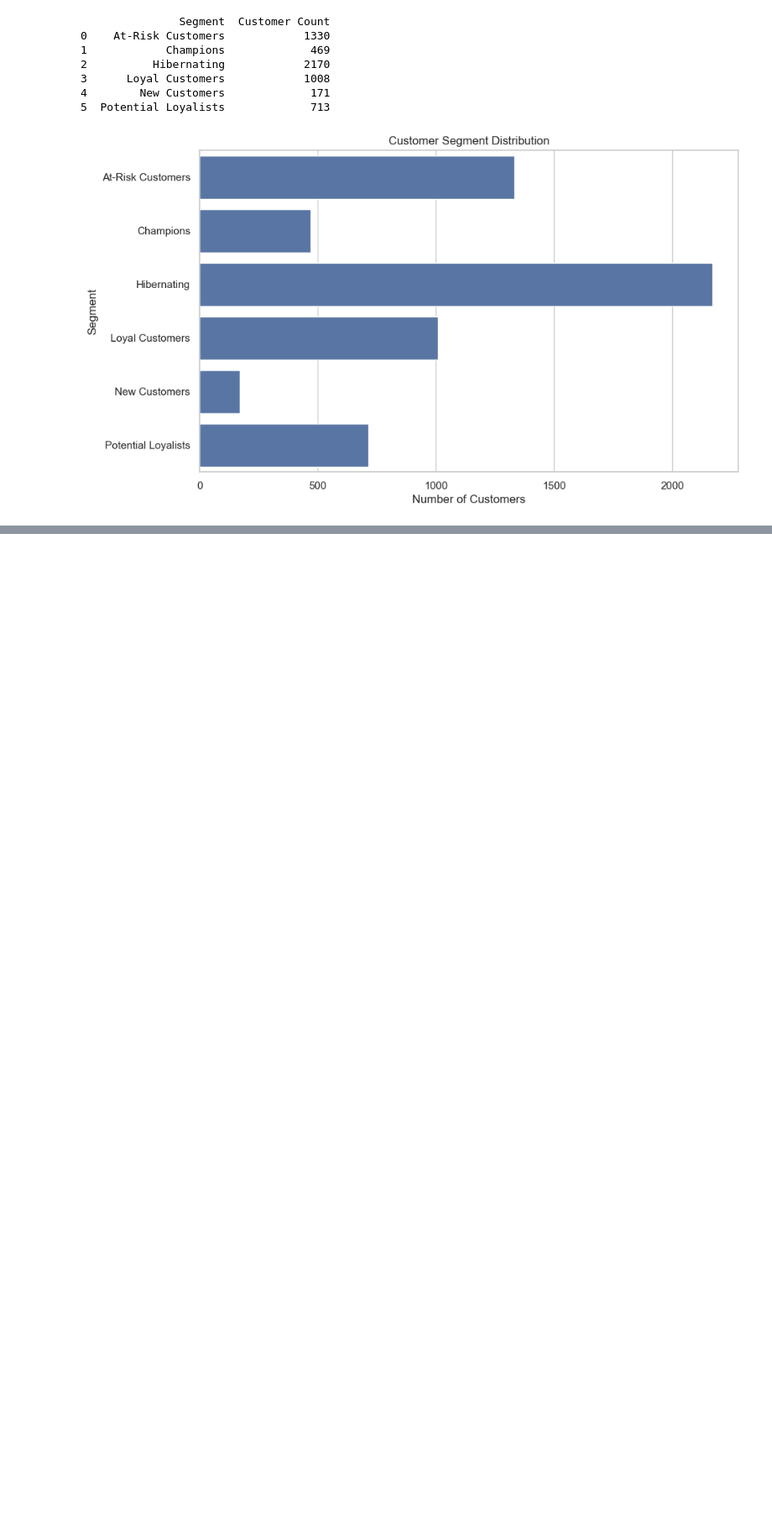
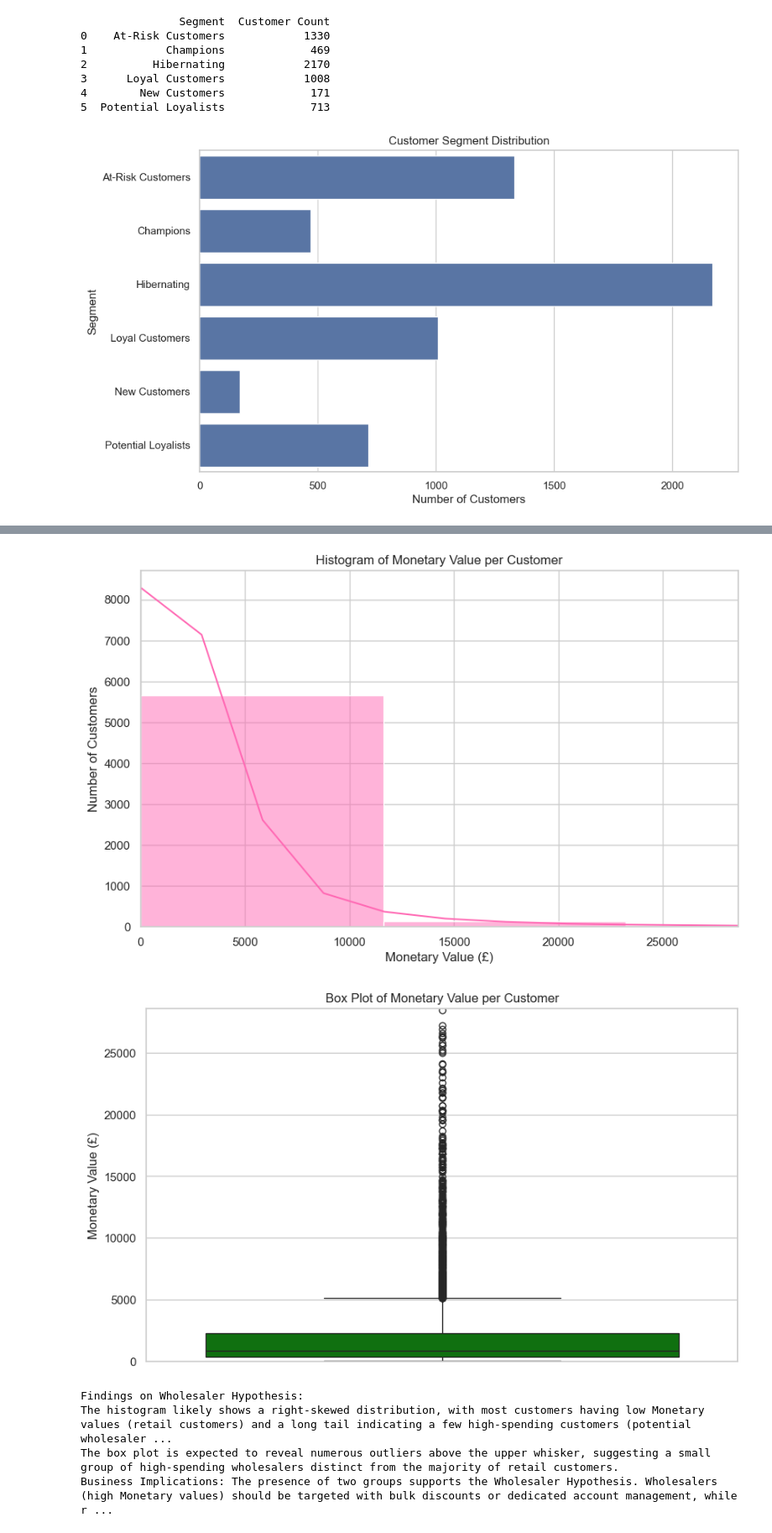
Before and after one commit to lihiniapsara/Python_Final_CW, a Jupyter notebook: UK-Based E-Commerce Retailer.ipynb, the cells around one changed output, grey strips where cells are left out. Shown at 84% size. Drawn from its saved outputs; the diff is of its cells as text; code cells hidden in the pictures; blank space fills up the shorter version.

Commit message:
Phase 3.4: Strategic Recommendations - Wholesaler Hypothesis

```diff
--- a/UK-Based E-Commerce Retailer.ipynb
+++ b/UK-Based E-Commerce Retailer.ipynb
@@ -494,0 +512,36 @@ plt.show()
+# %%
+
+# Calculate Monetary value per customer
+monetary_df = df.groupby('Customer ID')['TotalPrice'].sum().reset_index().rename(columns={'TotalPrice': 'Monetary'})
+
+# Plot 1: Histogram of Monetary Values
+plt.figure(figsize=(10, 6))
+sns.histplot(monetary_df['Monetary'], bins=50, kde=True, color='hotpink')  # customer spend values range(1000) eke sub-range eka thamaismall intervals / bins kiyanne. ඒ කියන්නේ 0–20, 21–40, 41–60 … වගේ 50 small ranges create වෙනවා
+plt.title('Histogram of Monetary Value per Customer')
+plt.xlabel('Monetary Value (£)')
+plt.ylabel('Number of Customers')
+plt.xlim(0, monetary_df['Monetary'].quantile(0.99))  # xlim eke x-axis eke start value eka denna puluwan. x-axis එක 0 සිට 99th percentile දක්වා limit කරනවා,
+#  plt.xlim(a, b) -> a - x-axis start value, b - x-axis end value
+plt.show()
+
+# Plot 2: Box Plot of Monetary Values
+plt.figure(figsize=(10, 6))
+sns.boxplot(y=monetary_df['Monetary'], color='green')
+plt.title('Box Plot of Monetary Value per Customer')
+plt.ylabel('Monetary Value (£)')
+plt.ylim(0, monetary_df['Monetary'].quantile(0.99))  # y-axis start value eka denne meken. y-axis 0 idan 99th percentile wemakn limit karanawa, ithuru 1% top customersla wenama consider karanawa.
+#  plt.ylim(a, b) -> a - y-axis start value, b - y-axis end value
+plt.show()
+
+# Findings and Comments
+print("Findings on Wholesaler Hypothesis:")
+print("The histogram likely shows a right-skewed distribution, with most customers having low Monetary values (retail customers) and a long tail indicating a few high-spending customers (potential wholesalers).")
+print("The box plot is expected to reveal numerous outliers above the upper whisker, suggesting a small group of high-spending wholesalers distinct from the majority of retail customers.")
+print("Business Implications: The presence of two groups supports the Wholesaler Hypothesis. Wholesalers (high Monetary values) should be targeted with bulk discounts or dedicated account management, while retail customers (low Monetary values) may benefit from promotions to increase spending. These insights will refine RFM segmentation and inform tailored marketing strategies.")
+# %% [output]
+[figure, added]
+[figure, added]
+Findings on Wholesaler Hypothesis:
+The histogram likely shows a right-skewed distribution, with most customers having low Monetary values (retail customers) and a long tail indicating a few high-spending customers (potential wholesaler ...
+The box plot is expected to reveal numerous outliers above the upper whisker, suggesting a small group of high-spending wholesalers distinct from the majority of retail customers.
+Business Implications: The presence of two groups supports the Wholesaler Hypothesis. Wholesalers (high Monetary values) should be targeted with bulk discounts or dedicated account management, while r ...
```
Also changed, not shown: parts of 2 cells of this notebook, 2 other files.
